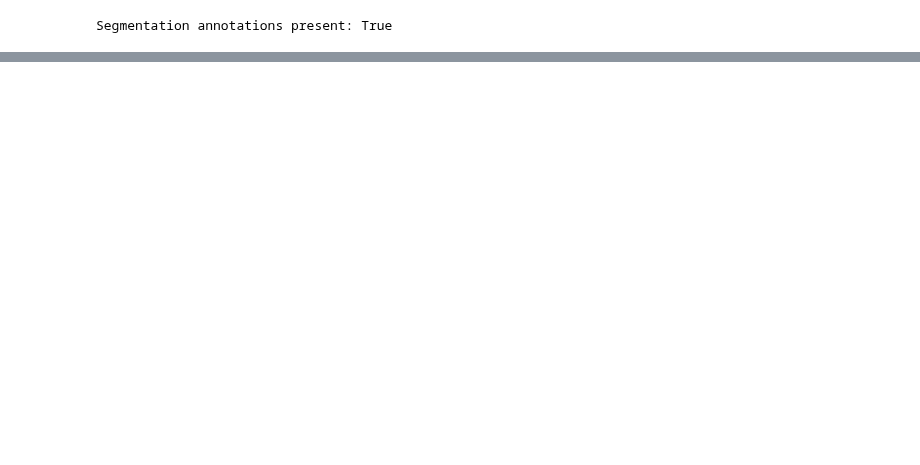
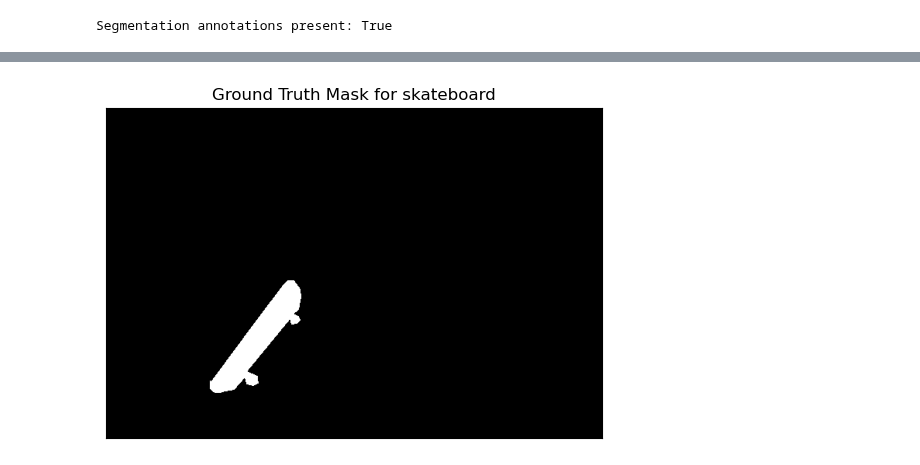
Before and after one commit to ElleR01/shap_bpt_sam, a Jupyter notebook: examples/notebooks/Object_yolo_ms_coco.ipynb, the cells around one changed output, grey strips where cells are left out. Saved outputs shown, nothing was run; the diff lists cells and outputs as text; code cells hidden in the pictures; blank space fills up the shorter version.

```diff
--- a/examples/notebooks/Object_yolo_ms_coco.ipynb
+++ b/examples/notebooks/Object_yolo_ms_coco.ipynb
@@ -217,3 +275,7 @@ def load_groundtruth(coco,image_no,fixed_category=None):
+# %%
+plt.imshow(ground_truth, cmap='gray'); plt.xticks([]); plt.yticks([]); plt.title(f'Ground Truth Mask for {fixed_category}'); plt.show()
+# %% [output]
+[figure, added]
 # %%
 # Perform inference on an image
 def plot_predictions(image, results, category_name=None, filter_preds=True, line_thickness=2, exp_type='demo', save_fig=False, fig_size=(3, 3), title=None, selected_ext='png', destroy_fig=False):
```
Also changed, not shown: parts of 60 cells of this notebook, 7 other files.
